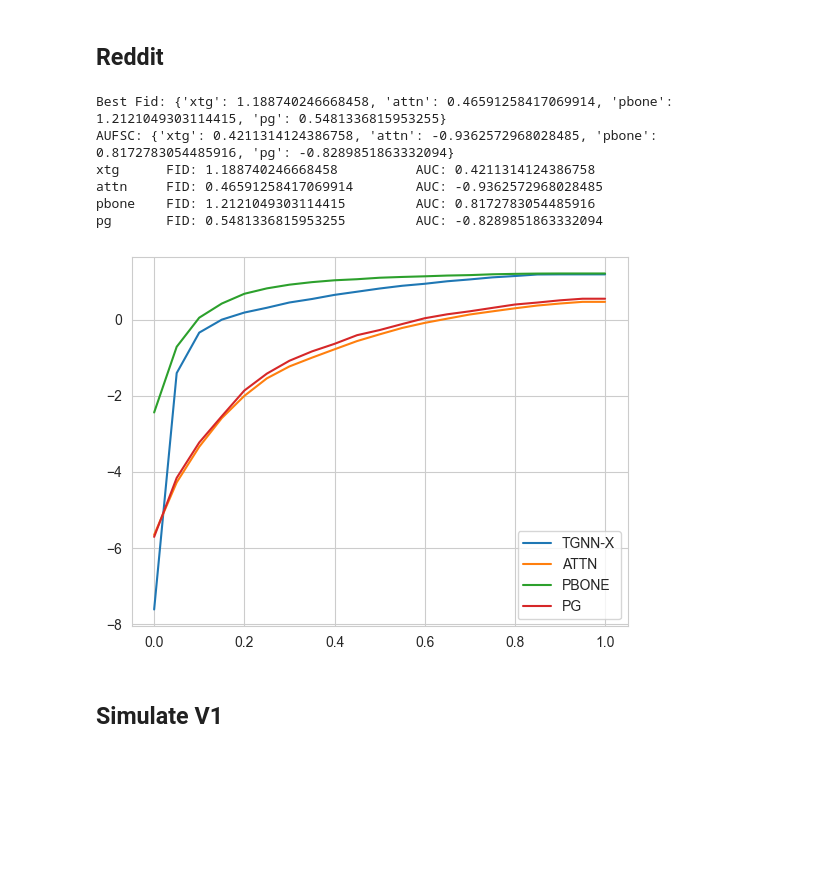
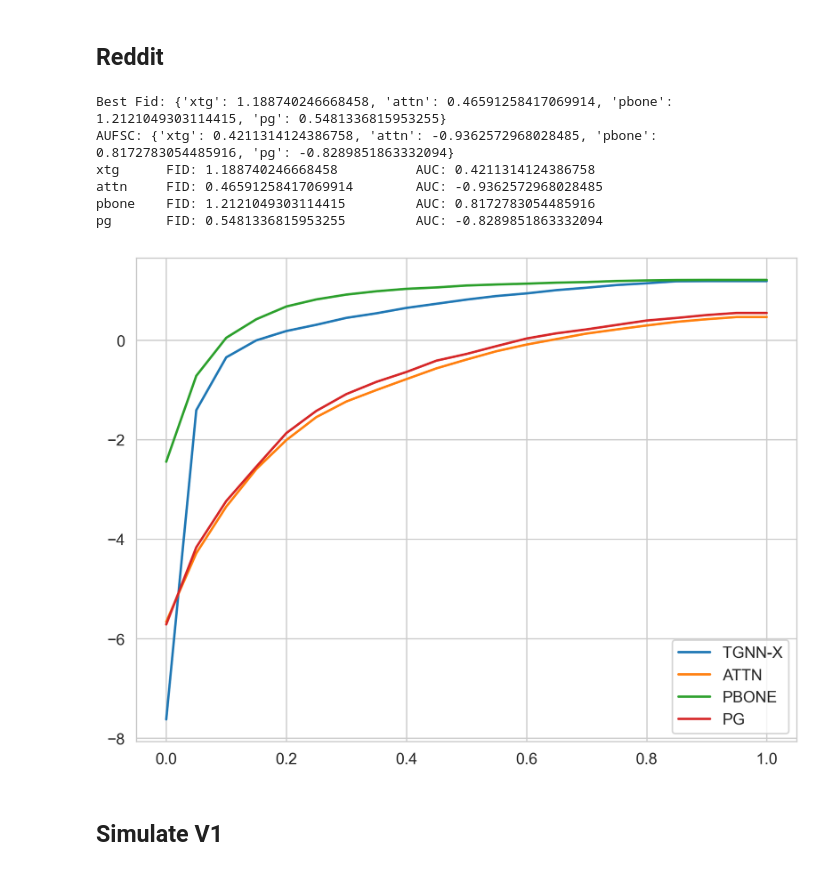
Before and after one commit to m-krastev/fact8-temporal-graph, a Jupyter notebook: notebooks/results_processing.ipynb, the cells around one changed output. Drawn from its saved outputs; the diff is of its cells as text; code cells hidden in the pictures; blank space fills up the shorter version.

```diff
--- a/notebooks/results_processing.ipynb
+++ b/notebooks/results_processing.ipynb
@@ -9,7 +9,7 @@ import seaborn as sns
 import torch
 
 sns.set_style("whitegrid")
-
+plt.rcParams['figure.dpi'] = 300
 
 results_path = Path("/Users/Matey/project/fact8/benchmarks/results/")
 mcts_path = Path("/Users/Matey/project/fact8/tgnnexplainer/xgraph/saved_mcts_results/")
@@ -50,10 +152,11 @@ print("AUFSC:", tgat_wikipedia_aufsc)
 
 for k, tab in tgat_wikipedia_tabs.items():
     print(
-        f"{k}\t FID: {tab['fid_inv_best'].max()} \t AUC: {np.trapz(tab['fid_inv_best'], tab.index)}"
+        f"{k}\t FID: {tab['fid_inv_best'].mean()} \t AUC: {np.trapz(tab['fid_inv_best'], tab.index)}"
     )
     plt.plot(tab.index, tab["fid_inv_best"], label=labels[k])
-plt.legend()
+plt.legend();plt.tight_layout()
+plt.savefig("plots/tgat_wikipedia.png")
 # %% [output]
 Best Fid: {'xtg': 1.4116824127268046, 'attn': 0.8115232161860914, 'pbone': 1.2597488984894007, 'pg': 0.6847479770611972}
 AUFSC: {'xtg': 0.913682348204963, 'attn': 0.5135449832312763, 'pbone': 0.8691429948334582, 'pg': -0.37464903415529993}
@@ -80,35 +182,36 @@ tgat_reddit_files = {
 }
 
 tgat_reddit_tabs = {
     k: pd.read_csv(v).groupby("sparsity").mean() for k, v in tgat_reddit_files.items()
 }
 
 tgat_reddit_best_fids = {
     k: tab["fid_inv_best"].max() for k, tab in tgat_reddit_tabs.items()
 }
 
 tgat_reddit_aufsc = {
     k: np.trapz(tab["fid_inv_best"], tab.index)
     for k, tab in tgat_reddit_tabs.items()
 }
 
 print("Best Fid:", tgat_reddit_best_fids)
 print("AUFSC:", tgat_reddit_aufsc)
 
 for k, tab in tgat_reddit_tabs.items():
     print(
         f"{k}\t FID: {tab['fid_inv_best'].max()} \t AUC: {np.trapz(tab['fid_inv_best'], tab.index)}"
     )
     plt.plot(tab.index, tab["fid_inv_best"], label=labels[k])
-plt.legend();
+plt.legend();plt.tight_layout()
+plt.savefig("plots/tgat_reddit.png")
 # %% [output]
 Best Fid: {'xtg': 1.188740246668458, 'attn': 0.46591258417069914, 'pbone': 1.2121049303114415, 'pg': 0.5481336815953255}
 AUFSC: {'xtg': 0.4211314124386758, 'attn': -0.9362572968028485, 'pbone': 0.8172783054485916, 'pg': -0.8289851863332094}
 xtg      FID: 1.188740246668458          AUC: 0.4211314124386758
 attn     FID: 0.46591258417069914        AUC: -0.9362572968028485
 pbone    FID: 1.2121049303114415         AUC: 0.8172783054485916
 pg       FID: 0.5481336815953255         AUC: -0.8289851863332094
-[figure, old version]
+[figure, new version]
 # %% [markdown]
 ## Simulate V1
 # %%
```
Also changed, not shown: parts of 11 cells of this notebook, 27 other files.
